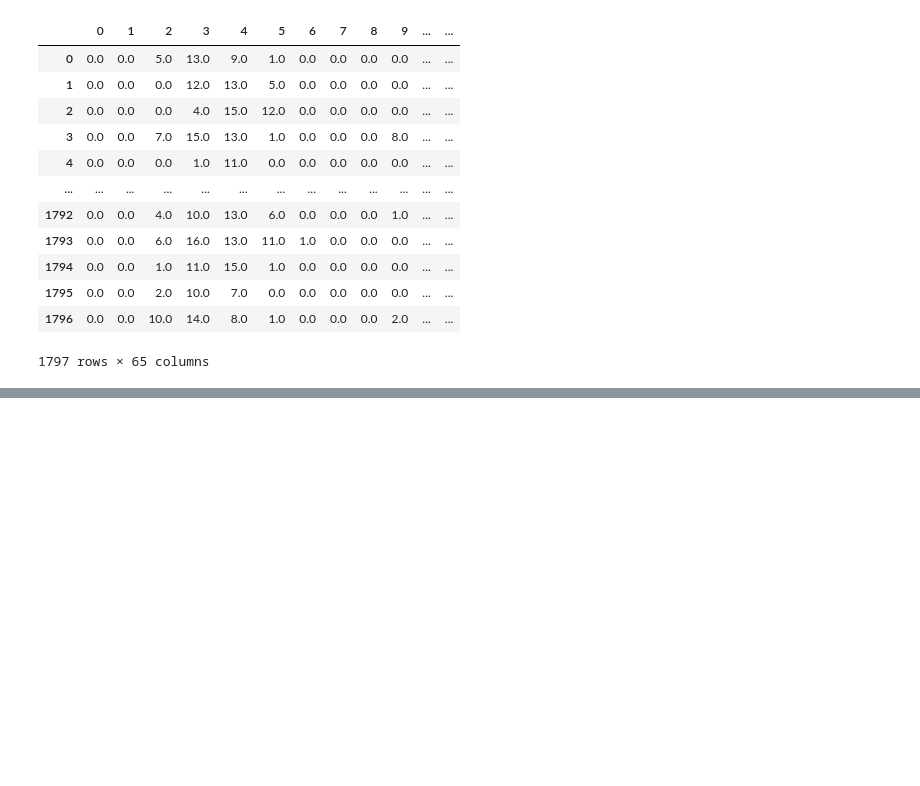
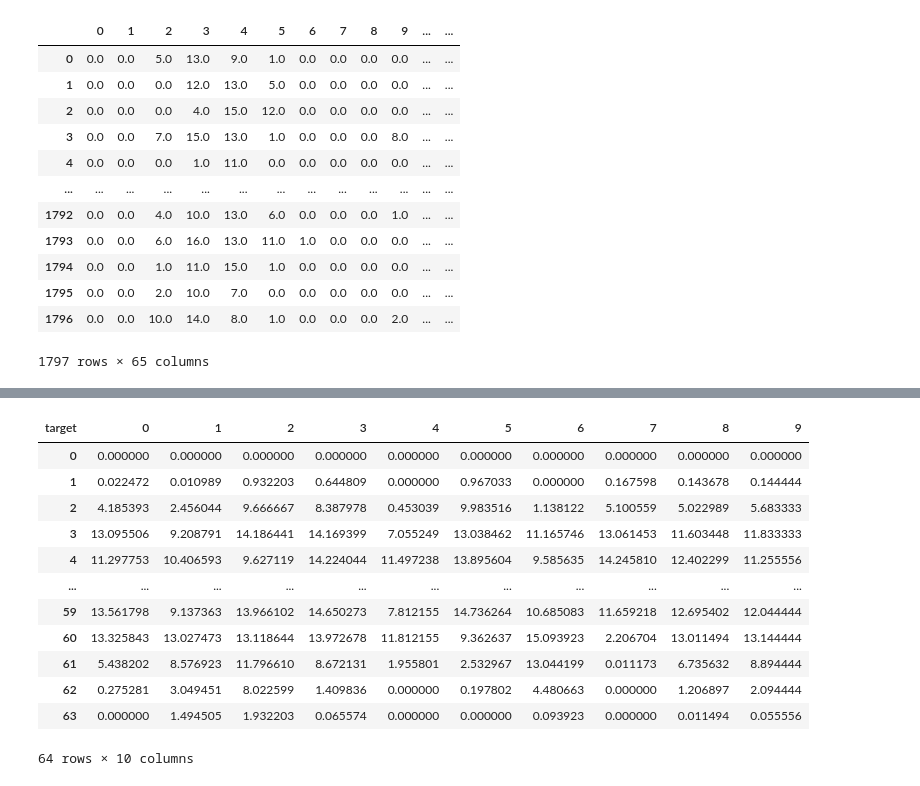
Before and after one commit to Simon-Bertrand/Clusters-Features, a Jupyter notebook: README.ipynb, the cells around one changed output, grey strips where cells are left out. Drawn from its saved outputs; the diff is of its cells as text; code cells hidden in the pictures; blank space fills up the shorter version.

```diff
--- a/README.ipynb
+++ b/README.ipynb
@@ -59,0 +82,16 @@ CC.confusion_hypersphere_matrix(radius=20,counting_type='including',proportion=T
+# %%
+CC.data_centroids
+# %% [output]
+| target | 0 | 1 | 2 | 3 | 4 | 5 | 6 | 7 | 8 | 9 |
+| 0 | 0.000000 | 0.000000 | 0.000000 | 0.000000 | 0.000000 | 0.000000 | 0.000000 | 0.000000 | 0.000000 | 0.000000 |
+| 1 | 0.022472 | 0.010989 | 0.932203 | 0.644809 | 0.000000 | 0.967033 | 0.000000 | 0.167598 | 0.143678 | 0.144444 |
+| 2 | 4.185393 | 2.456044 | 9.666667 | 8.387978 | 0.453039 | 9.983516 | 1.138122 | 5.100559 | 5.022989 | 5.683333 |
+| 3 | 13.095506 | 9.208791 | 14.186441 | 14.169399 | 7.055249 | 13.038462 | 11.165746 | 13.061453 | 11.603448 | 11.833333 |
+| 4 | 11.297753 | 10.406593 | 9.627119 | 14.224044 | 11.497238 | 13.895604 | 9.585635 | 14.245810 | 12.402299 | 11.255556 |
+| ... | ... | ... | ... | ... | ... | ... | ... | ... | ... | ... |
+| 59 | 13.561798 | 9.137363 | 13.966102 | 14.650273 | 7.812155 | 14.736264 | 10.685083 | 11.659218 | 12.695402 | 12.044444 |
+| 60 | 13.325843 | 13.027473 | 13.118644 | 13.972678 | 11.812155 | 9.362637 | 15.093923 | 2.206704 | 13.011494 | 13.144444 |
+| 61 | 5.438202 | 8.576923 | 11.796610 | 8.672131 | 1.955801 | 2.532967 | 13.044199 | 0.011173 | 6.735632 | 8.894444 |
+| 62 | 0.275281 | 3.049451 | 8.022599 | 1.409836 | 0.000000 | 0.197802 | 4.480663 | 0.000000 | 1.206897 | 2.094444 |
+| 63 | 0.000000 | 1.494505 | 1.932203 | 0.065574 | 0.000000 | 0.000000 | 0.093923 | 0.000000 | 0.011494 | 0.055556 |
+64 rows × 10 columns
```
Also changed, not shown: parts of 10 cells of this notebook.
